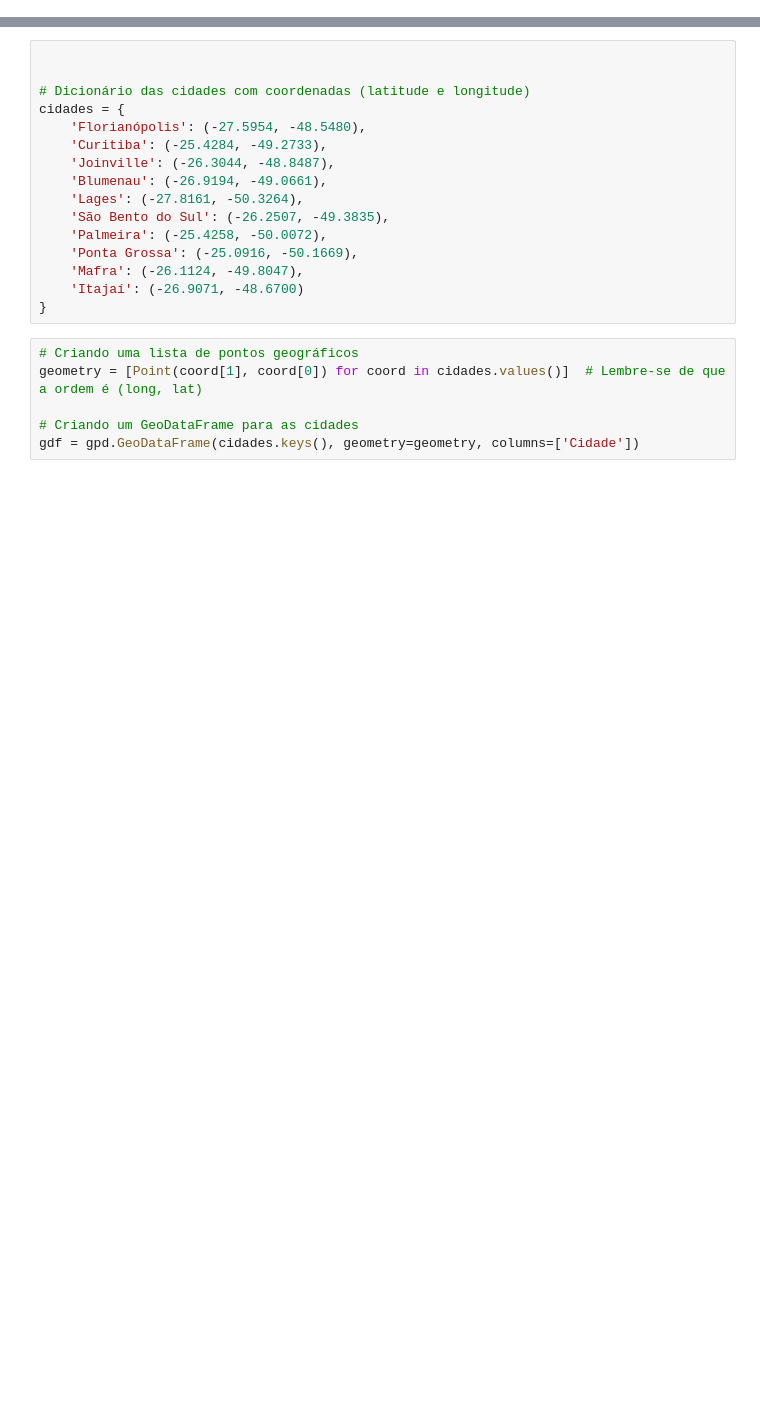
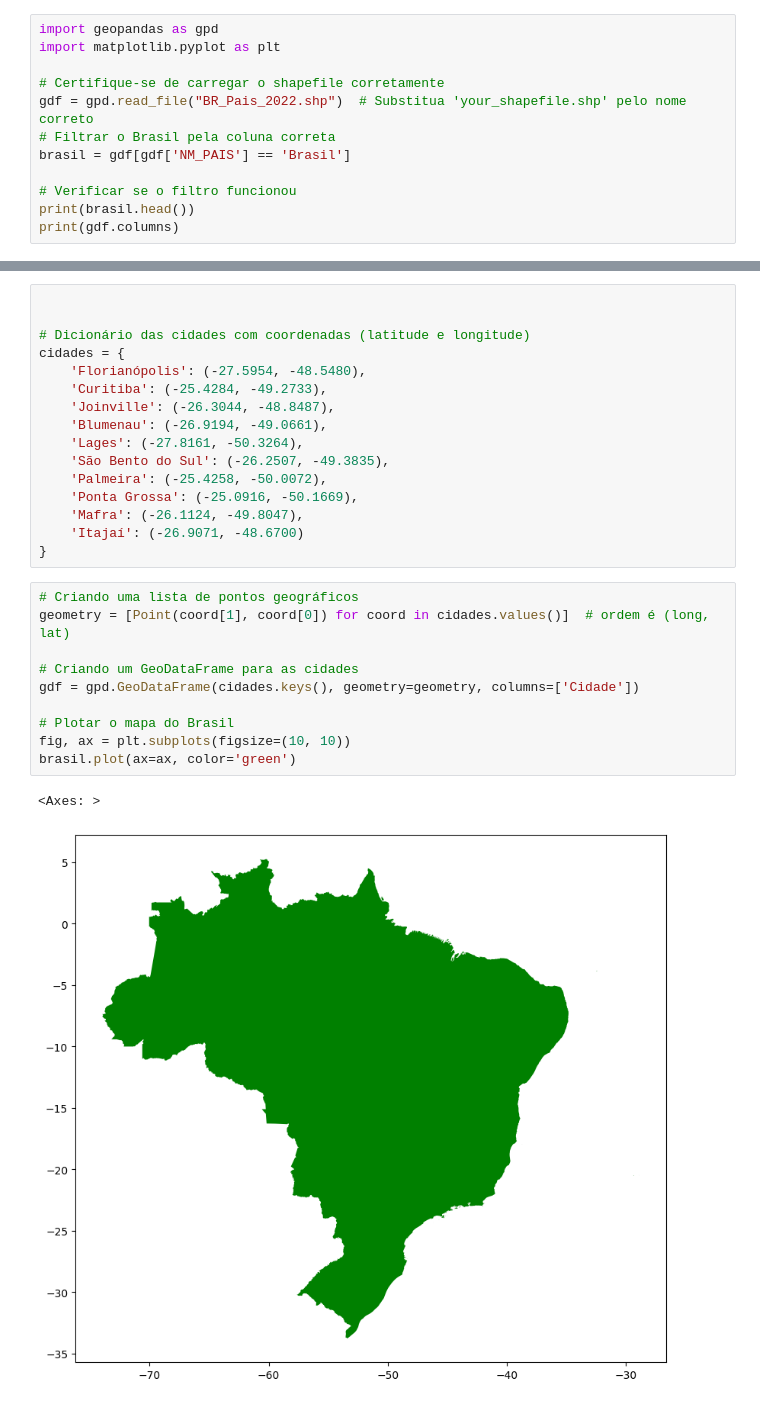
Before and after one commit to muxeres/Computa-oNatural, a Jupyter notebook: Somativa2.ipynb, the cells around one changed output, grey strips where cells are left out. Cells and saved outputs as stored; diff of their text form; blank space fills up the shorter version.

```diff
--- a/Somativa2.ipynb
+++ b/Somativa2.ipynb
@@ -17,0 +59,12 @@ print(f"Arquivo carregado: {filename}")
+# %%
+import geopandas as gpd
+import matplotlib.pyplot as plt
+
+# Certifique-se de carregar o shapefile corretamente
+gdf = gpd.read_file("BR_Pais_2022.shp")  # Substitua 'your_shapefile.shp' pelo nome correto
+# Filtrar o Brasil pela coluna correta
+brasil = gdf[gdf['NM_PAIS'] == 'Brasil']
+
+# Verificar se o filtro funcionou
+print(brasil.head())
+print(gdf.columns)
@@ -33,7 +90,14 @@ cidades = {
 }
 # %%
 # Criando uma lista de pontos geográficos
-geometry = [Point(coord[1], coord[0]) for coord in cidades.values()]  # Lembre-se de que a ordem é (long, lat)
+geometry = [Point(coord[1], coord[0]) for coord in cidades.values()]  # ordem é (long, lat)
 
 # Criando um GeoDataFrame para as cidades
 gdf = gpd.GeoDataFrame(cidades.keys(), geometry=geometry, columns=['Cidade'])
+
+# Plotar o mapa do Brasil
+fig, ax = plt.subplots(figsize=(10, 10))
+brasil.plot(ax=ax, color='green')
+# %% [output]
+<Axes: >
+[figure, added]
```
Also changed, not shown: parts of 8 cells of this notebook.
